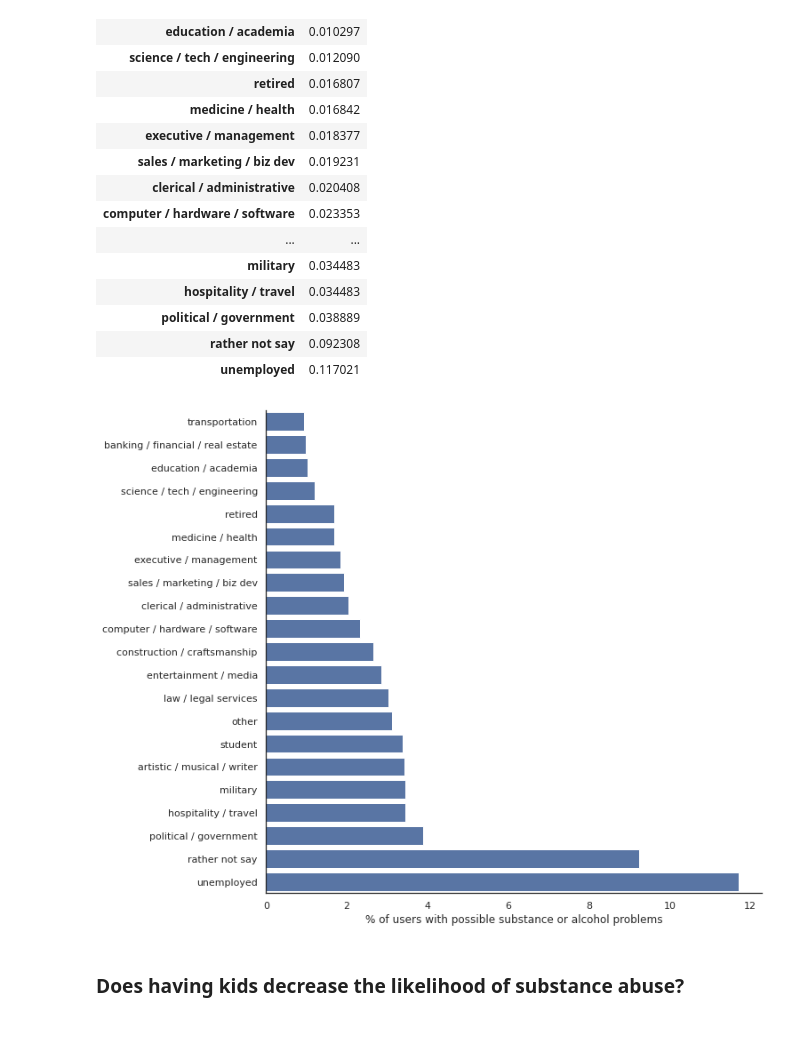
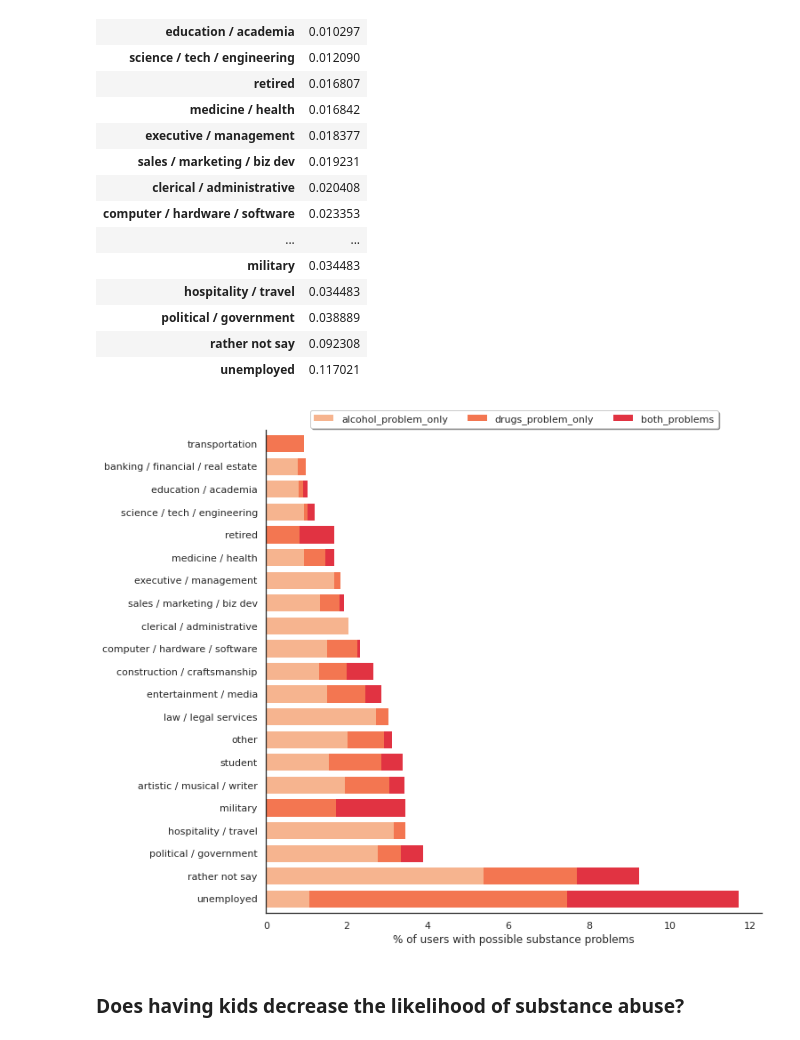
Before and after one commit to brunoarine/substance-problem-study, a Jupyter notebook: notebooks/project.ipynb, the cells around one changed output. Cells and saved outputs as stored; diff of their text form; code cells hidden in the pictures.

Commit message:
feat: Discriminate type of substance problem in the graph

```diff
--- a/notebooks/project.ipynb
+++ b/notebooks/project.ipynb
@@ -23,8 +23,15 @@ df.drop("diet", axis=1, inplace=True)
 # %% [markdown]
 ## Convert "drink" values into a numerical scale
 # %%
-df["heavy_drinker"] = df['drinks'].apply(lambda x: 1 if (x=="very often") or (x=="desperately") else 0)
+df["alcohol_problem"] = df['drinks'].apply(lambda x: 1 if (x=="very often") or (x=="desperately") else 0)
 df.drop("drinks", axis=1, inplace=True)
+
+df["drugs_problem"] = df['drugs'].apply(lambda x: 1 if (x=="often") else 0)
+df.drop("drugs", axis=1, inplace=True)
+
+df['both_problems'] = df["drugs_problem"] & df["alcohol_problem"]
+
+df['alcohol_problem_only'] = df['alcohol_problem'] & ~df['drugs_problem']
+df['drugs_problem_only'] = ~df['alcohol_problem'] & df['drugs_problem']
-# %%
-df["drug_user"] = df['drugs'].apply(lambda x: 1 if (x=="often") else 0)
-df.drop("drugs", axis=1, inplace=True)
+# %%
+df['abuse'] = df['alcohol_problem'] | df['drugs_problem']
@@ -105,8 +116,6 @@ def create_dummy(df):
     return df_new
 # %%
 df_dummy = pd.concat([create_dummy(df), df[['job', 'religion', 'status']], ], axis=1)
-# %%
-df_dummy['abuse'] = df[['heavy_drinker', 'drug_user']].any(axis=1)
 # %%
 sns.set_theme(style="whitegrid")
 # %% [markdown]
@@ -133,16 +142,27 @@ job_relative
 | political / government | 0.038889 |
 | rather not say | 0.092308 |
 | unemployed | 0.117021 |
-# %%
-sns.set_style("white")
-plt.figure(figsize=(10,10))
-sns.barplot(x=job_relative.abuse*100, y=job_relative.index, orient="h", color="b")
-plt.ylabel("")
-plt.xlabel("% of users with possible substance or alcohol problems")
-sns.despine()
-plt.show()
-# %% [output]
-[figure, removed]
+# %%
+sns.set_style("white")
+
+sns.set_palette("rocket_r")
+sns.set_context("notebook")
+
+jobs_stacked = df_dummy.groupby("job").mean()[['alcohol_problem_only',
+                                               'drugs_problem_only',
+                                               'both_problems',
+                                               'abuse']].sort_values('abuse')*100
+jobs_stacked.drop('abuse', axis=1, inplace=True)
+jobs_stacked.plot(kind='barh', stacked=True, figsize=(10,10), width=0.75, linewidth=0)
+plt.ylabel("")
+plt.xlabel("% of users with possible substance problems")
+plt.gca().invert_yaxis()
+plt.legend(loc='upper center', bbox_to_anchor=(0.5, 1.05),
+          ncol=3, fancybox=True, shadow=True)
+sns.despine()
+plt.show()
+# %% [output]
+[figure, added]
 # %% [markdown]
 ### Does having kids decrease the likelihood of substance abuse?
 # %%
```
Also changed, not shown: parts of 1 cell of this notebook.
